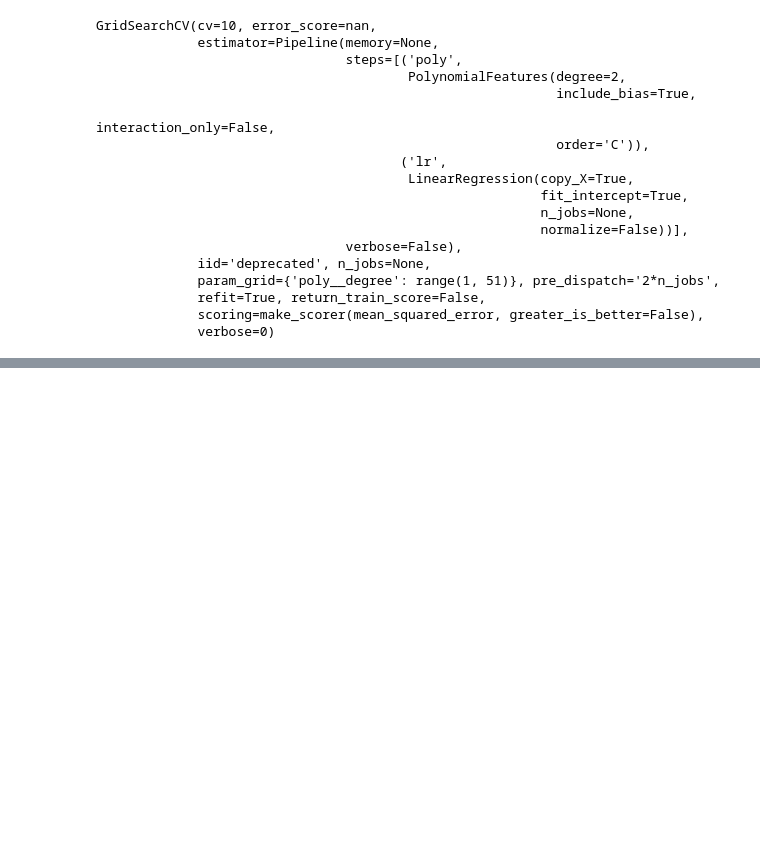
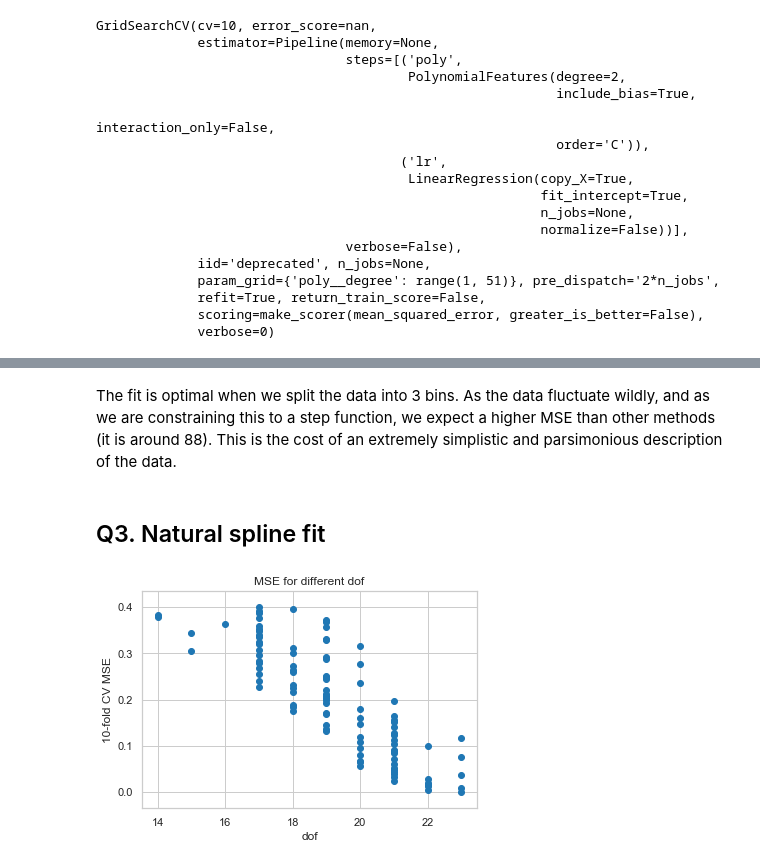
Before and after one commit to anuraag94/problem-set-4, a Jupyter notebook: HW4_Aabir_AK.ipynb, the cells around one changed output, grey strips where cells are left out. Cells and saved outputs as stored; diff of their text form; code cells hidden in the pictures; blank space fills up the shorter version.

```diff
--- a/HW4_Aabir_AK.ipynb
+++ b/HW4_Aabir_AK.ipynb
@@ -163,12 +188,40 @@ Pipeline(memory=None,
-# %%
-from sklearn.preprocessing import KBinsDiscretizer as kb
-# https://scikit-learn.org/stable/auto_examples/preprocessing/plot_discretization.html
-
-step_predictor = Pipeline([('cut', kb()), ('lr', lr())])
-parameters = {'cut__n_bins': range(1, 20)}
-
-cv = GridSearchCV(step_predictor, parameters, n_jobs=-1, scoring='neg_mean_squared_error', cv=10)
-
-cv.fit(inc_tr, y_tr)
-bestimator = cv.best_estimator_
-best_cuts = cv.best_params_['cut__n_bins']-1
+# %% [markdown]
+The fit is optimal when we split the data into 3 bins. As the data fluctuate wildly, and as we are constraining this to a step function, we expect a higher MSE than other methods (it is around 88). This is the cost of an extremely simplistic and parsimonious description of the data.
+# %% [markdown]
+## Q3. Natural spline fit
+# %%
+# https://scikit-learn.org/stable/auto_examples/preprocessing/plot_discretization.html
+
+tenfold = KFold(n_splits=10)
+
+log = {'mse':[], 'model':[], 'dof':[]}
+
+s = iter(np.linspace(0, 10, 101))
+
+exit = False
+
+while not exit:
+    for i_tr, i_te in tenfold.split(inc_tr, y_tr):
+        df = pd.DataFrame({'x':list(inc_tr[i_tr].flatten()), 'y':list(y_tr[i_tr].flatten())})
+        df.sort_values('x', inplace=True)
+        df = df.groupby('x').mean()
+        xtr1, ytr1 = np.array(df.index), np.array(df.y)
+        sval = next(s, None)
+        if sval is None:
+            exit = True
+            break
+        sp = UnivariateSpline(xtr1, ytr1, k=3, s=sval)
+        y_pred = sp(xtr1)
+        mse = MSE(y_pred, ytr1)
+        log['mse'].append(mse)
+        log['model'].append(sp)
+        log['dof'].append(len(sp.get_knots()))
+
+best_ind = np.argmin(log['mse'])
+bestimator = log['model'][best_ind]
+best_mse = log['mse'][best_ind]
+
+plt.scatter(log['dof'], log['mse'], label='dof')
+plot_labels('MSE for different dof', 'dof', '10-fold CV MSE')
+# %% [output]
+[figure, added]
```
Also changed, not shown: parts of 30 cells of this notebook, 1 other file.
